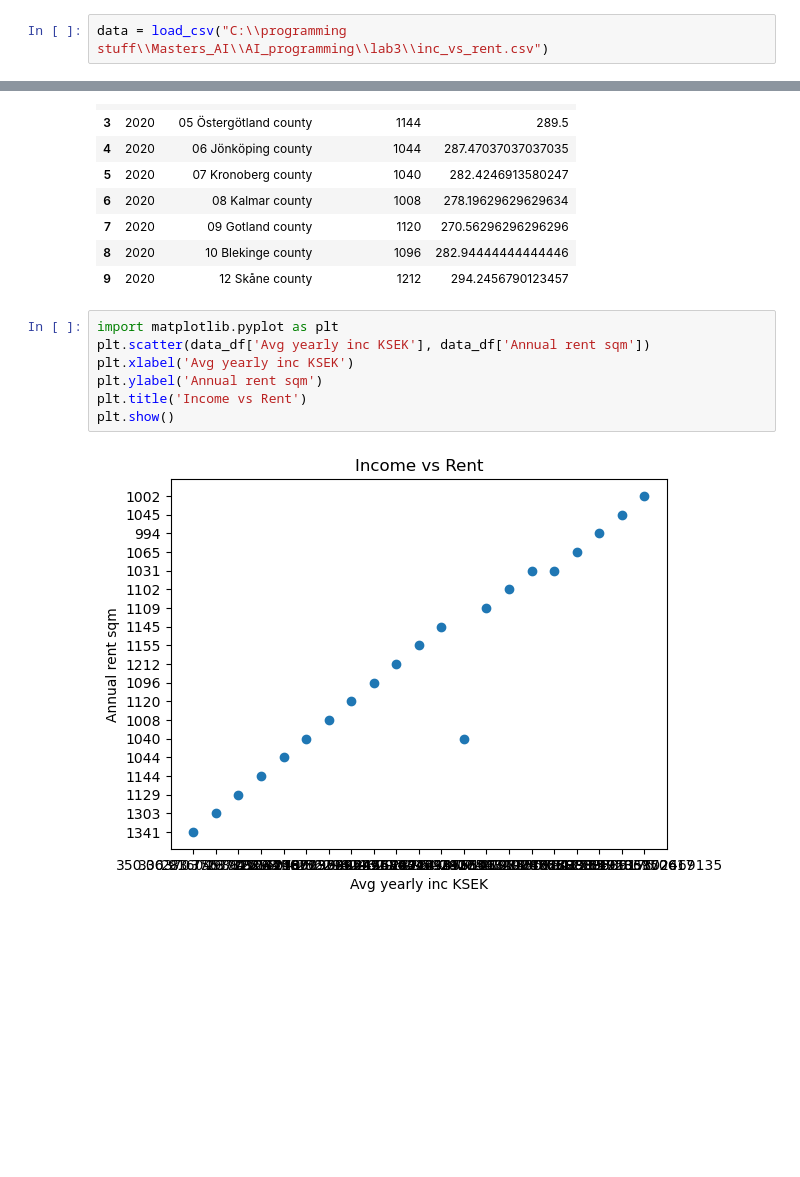
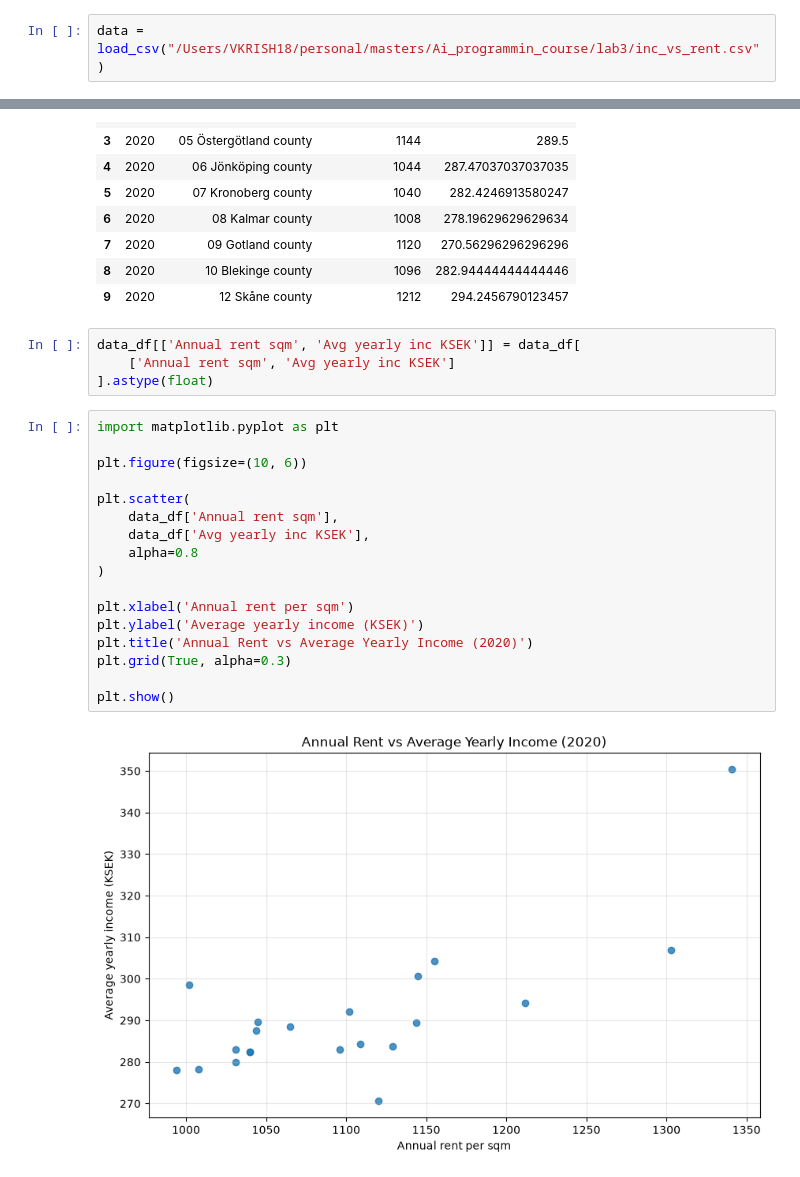
Before and after one commit to vamsik1606/Ai_programmin_course, a Jupyter notebook: lab3/lab3_grp18.ipynb, the cells around one changed output, grey strips where cells are left out. Drawn from its saved outputs; the diff is of its cells as text; blank space fills up the shorter version.

Commit message:
changed path and corrected plot

```diff
--- a/lab3/lab3_grp18.ipynb
+++ b/lab3/lab3_grp18.ipynb
@@ -7,7 +7,7 @@ def load_csv(file_path):
         rows = [line.strip().split(",") for line in csvfile]
     return rows
 # %%
-data = load_csv("C:\\programming stuff\\Masters_AI\\AI_programming\\lab3\\inc_vs_rent.csv")
+data = load_csv("/Users/VKRISH18/personal/masters/Ai_programmin_course/lab3/inc_vs_rent.csv")
 # %%
 import pandas as pd
 data_df = pd.DataFrame(data[1:], columns=data[0])
@@ -25,12 +25,26 @@ data_df.head(10)
 | 7 | 2020 | 09 Gotland county | 1120 | 270.56296296296296 |
 | 8 | 2020 | 10 Blekinge county | 1096 | 282.94444444444446 |
 | 9 | 2020 | 12 Skåne county | 1212 | 294.2456790123457 |
+# %%
+data_df[['Annual rent sqm', 'Avg yearly inc KSEK']] = data_df[
+    ['Annual rent sqm', 'Avg yearly inc KSEK']
+].astype(float)
 # %%
 import matplotlib.pyplot as plt
-plt.scatter(data_df['Avg yearly inc KSEK'], data_df['Annual rent sqm'])
-plt.xlabel('Avg yearly inc KSEK')
-plt.ylabel('Annual rent sqm')
-plt.title('Income vs Rent')
+
+plt.figure(figsize=(10, 6))
+
+plt.scatter(
+    data_df['Annual rent sqm'],
+    data_df['Avg yearly inc KSEK'],
+    alpha=0.8
+)
+
+plt.xlabel('Annual rent per sqm')
+plt.ylabel('Average yearly income (KSEK)')
+plt.title('Annual Rent vs Average Yearly Income (2020)')
+plt.grid(True, alpha=0.3)
+
 plt.show()
 # %% [output]
-[figure, old version]
+[figure, new version]
```
Also changed, not shown: parts of 2 cells of this notebook.
